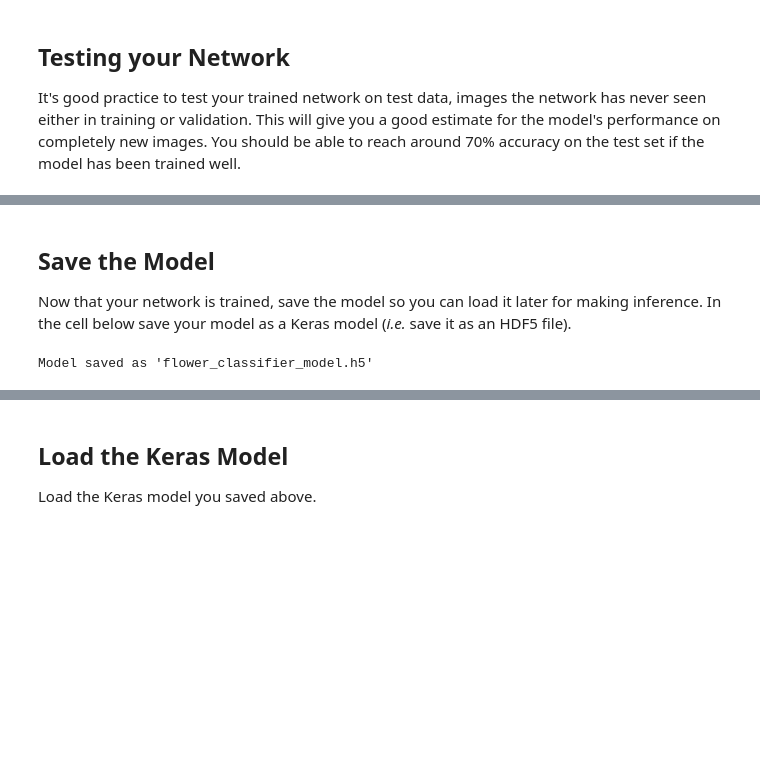
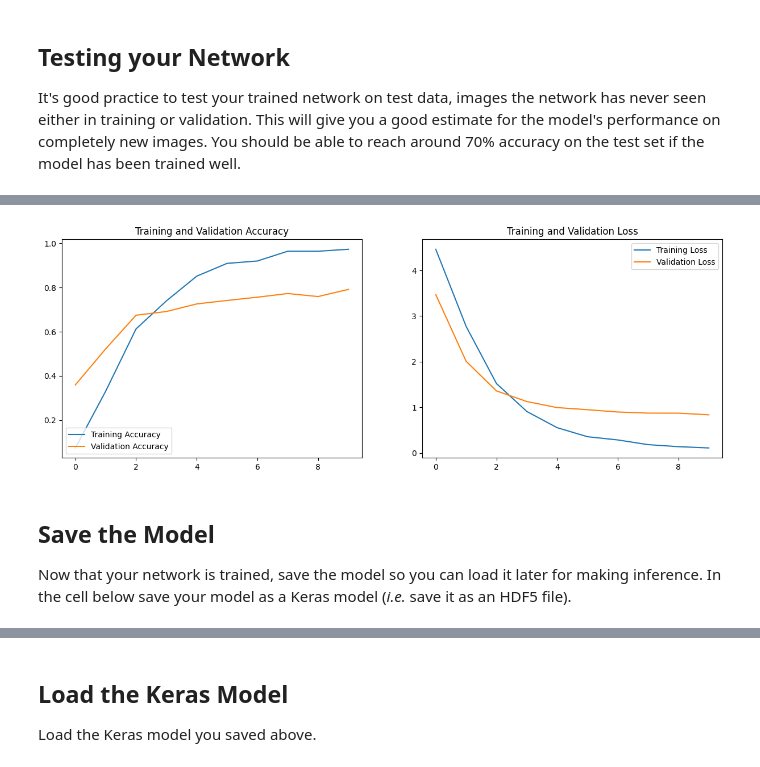
Before and after one commit to bigboy92/fend-matching-game, a Jupyter notebook: Project_Image_Classifier_Project.ipynb, the cells around one changed output, grey strips where cells are left out. Cells and saved outputs as stored; diff of their text form; code cells hidden in the pictures; blank space fills up the shorter version.

```diff
--- a/Project_Image_Classifier_Project.ipynb
+++ b/Project_Image_Classifier_Project.ipynb
@@ -343,0 +242,14 @@ plot_training_history(history)
+# %%
+import tensorflow as tf
+
+EPOCHS = 10
+
+early_stopping = tf.keras.callbacks.EarlyStopping(monitor='val_loss', patience=3)
+best_model = tf.keras.callbacks.ModelCheckpoint('./models/best_model.h5', monitor='val_loss', save_best_only=True)
+
+history = model.fit(
+    train_pipeline,
+    epochs=EPOCHS,
+    validation_data=validation_pipeline,
+    callbacks=[best_model, early_stopping]
+)
@@ -360,12 +281,28 @@ Test Accuracy: 0.7759
+# %%
+# TODO: Plot the loss and accuracy values achieved during training for the training and validation set.
+training_accuracy = history.history['accuracy']
+validation_accuracy = history.history['val_accuracy']
+
+training_loss = history.history['loss']
+validation_loss = history.history['val_loss']
+
+epochs_range=range(EPOCHS)
+plt.figure(figsize=(15, 5))
+plt.subplot(1, 2, 1)
+plt.plot(epochs_range, training_accuracy, label='Training Accuracy')
+plt.plot(epochs_range, validation_accuracy, label='Validation Accuracy')
+plt.legend(loc='lower left')
+plt.title('Training and Validation Accuracy')
+
+plt.subplot(1, 2, 2)
+plt.plot(epochs_range, training_loss, label='Training Loss')
+plt.plot(epochs_range, validation_loss, label='Validation Loss')
+plt.legend(loc='upper right')
+plt.title('Training and Validation Loss')
+plt.show()
+# %% [output]
+[figure, added]
 # %% [markdown]
 ## Save the Model
 
 Now that your network is trained, save the model so you can load it later for making inference. In the cell below save your model as a Keras model (*i.e.* save it as an HDF5 file).
-# %%
-import tensorflow_hub as hub
-
-# Save the trained model as an HDF5 file, including the KerasLayer
-model.save("flower_classifier_model.h5", include_optimizer=False)
-print("Model saved as 'flower_classifier_model.h5'")
-# %% [output]
-Model saved as 'flower_classifier_model.h5'
```
Also changed, not shown: parts of 30 cells of this notebook.
